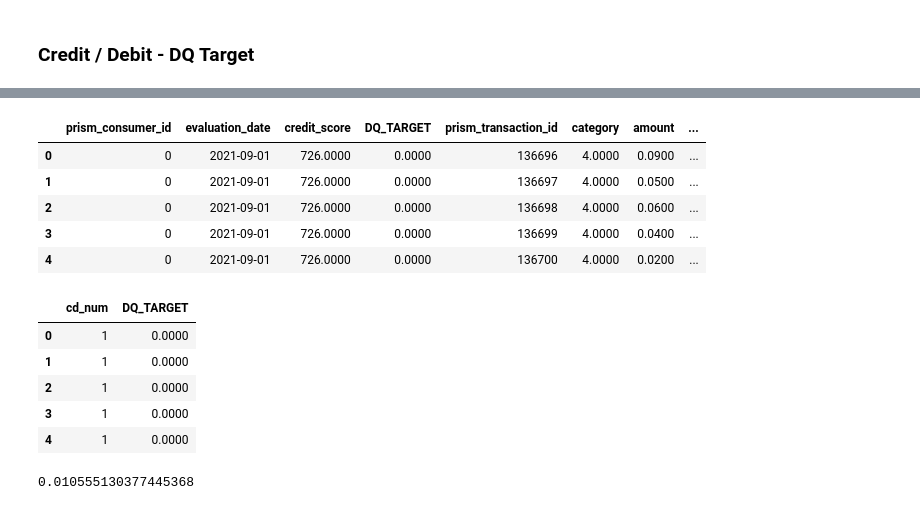
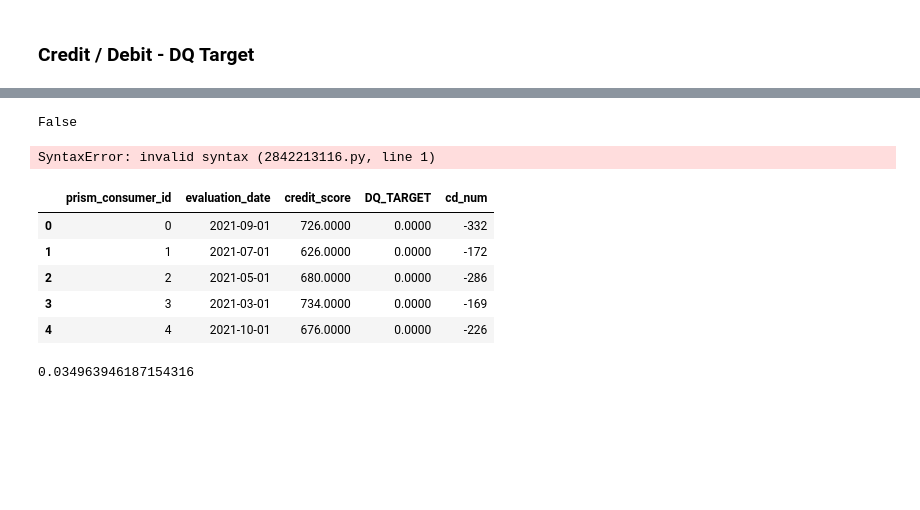
Before and after one commit to danielrmathew/prism-data-credit, a Jupyter notebook: src/notebooks/aman_q2.ipynb, the cells around one changed output, grey strips where cells are left out. Saved outputs shown, nothing was run; the diff lists cells and outputs as text; code cells hidden in the pictures; blank space fills up the shorter version.

```diff
--- a/src/notebooks/aman_q2.ipynb
+++ b/src/notebooks/aman_q2.ipynb
@@ -222,3 +213,9 @@ p value = 1.4927461734165962e-125
 (0.3881249523054506, 1.4927461734165962e-125)
 # %% [markdown]
 ### Credit / Debit - DQ Target
+# %%
+trxnDF_prc = trxnDF.copy()
+trxnDF_prc['cd_num'] = trxnDF_prc.credit_or_debit.apply(lambda x: 1 if x == 'CREDIT' else -1)
+trxnDF_prc = trxnDF_prc.groupby('prism_consumer_id')['cd_num'].sum().reset_index()
+
+trxnDF_prc.head()
@@ -225,29 +229,27 @@ p value = 1.4927461734165962e-125
+# %%
+trxnDF_prc.cd_num.isna().any()
+# %% [output]
+False
+# %%
+[x for x in consDF.prism_consumer_id and not in trxnDF_prc.prism_consumer_id]
+# %% [output]
+SyntaxError: invalid syntax (2842213116.py, line 1)
 # %%
-consTrxnDF = consDF.merge(trxnDF, how='left', on='prism_consumer_id',)
-consTrxnDF['cd_num'] = consTrxnDF.credit_or_debit.apply(lambda x: 1 if x == 'CREDIT' else 0)
+consTrxnDF = consDF.merge(trxnDF_prc, how='inner', on='prism_consumer_id',)
+
 consTrxnDF.head()
 # %% [output]
-|  | prism_consumer_id | evaluation_date | credit_score | DQ_TARGET | prism_transaction_id | category | amount | ... |
-| 0 | 0 | 2021-09-01 | 726.0000 | 0.0000 | 136696 | 4.0000 | 0.0900 | ... |
-| 1 | 0 | 2021-09-01 | 726.0000 | 0.0000 | 136697 | 4.0000 | 0.0500 | ... |
-| 2 | 0 | 2021-09-01 | 726.0000 | 0.0000 | 136698 | 4.0000 | 0.0600 | ... |
-| 3 | 0 | 2021-09-01 | 726.0000 | 0.0000 | 136699 | 4.0000 | 0.0400 | ... |
-| 4 | 0 | 2021-09-01 | 726.0000 | 0.0000 | 136700 | 4.0000 | 0.0200 | ... |
+|  | prism_consumer_id | evaluation_date | credit_score | DQ_TARGET | cd_num |
+| 0 | 0 | 2021-09-01 | 726.0000 | 0.0000 | -332 |
+| 1 | 1 | 2021-07-01 | 626.0000 | 0.0000 | -172 |
+| 2 | 2 | 2021-05-01 | 680.0000 | 0.0000 | -286 |
+| 3 | 3 | 2021-03-01 | 734.0000 | 0.0000 | -169 |
+| 4 | 4 | 2021-10-01 | 676.0000 | 0.0000 | -226 |
-# %%
-cd_dq = consTrxnDF[['cd_num', 'DQ_TARGET']]
-cd_dq.head()
-# %% [output]
-|  | cd_num | DQ_TARGET |
-| 0 | 1 | 0.0000 |
-| 1 | 1 | 0.0000 |
-| 2 | 1 | 0.0000 |
-| 3 | 1 | 0.0000 |
-| 4 | 1 | 0.0000 |
 # %%
 corr_cd = consTrxnDF.cd_num.corr(consTrxnDF.DQ_TARGET)
 corr_cd
 # %% [output]
-0.010555130377445368
+0.034963946187154316
 # %%
 cd_X = consTrxnDF[['cd_num']]
 y = consTrxnDF[['DQ_TARGET']]
```
Also changed, not shown: parts of 6 cells of this notebook.
